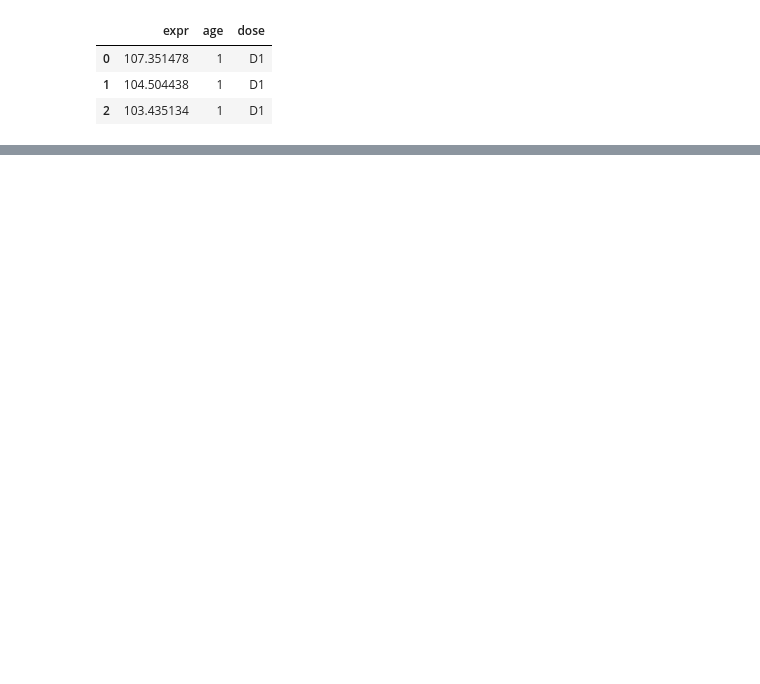
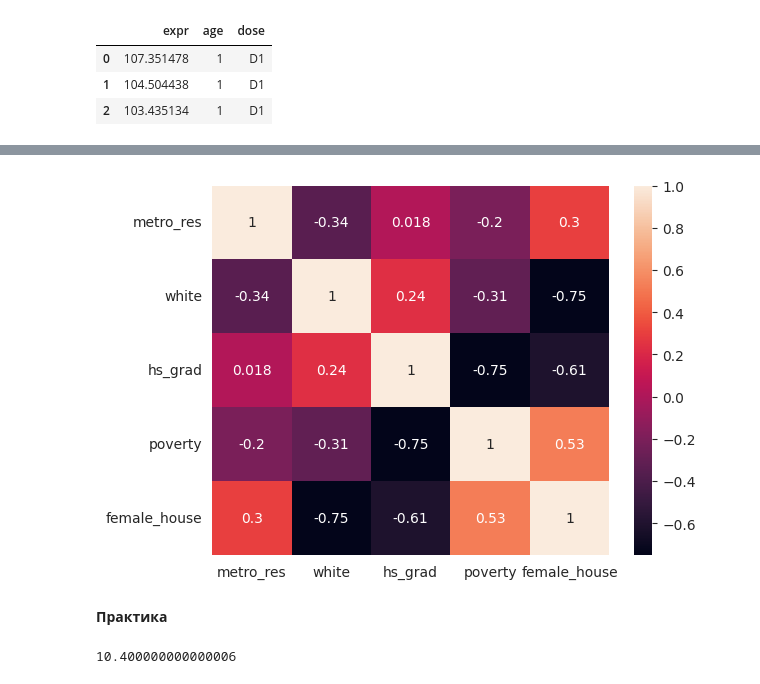
Before and after one commit to ThrallPraudmur/SF-Arsenal, a Jupyter notebook: Статистические тесты/Доверительный интервал и сравнение средних.ipynb, the cells around one changed output, grey strips where cells are left out. Drawn from its saved outputs; the diff is of its cells as text; code cells hidden in the pictures; blank space fills up the shorter version.

```diff
--- a/Статистические тесты/Доверительный интервал и сравнение средних.ipynb
+++ b/Статистические тесты/Доверительный интервал и сравнение средних.ipynb
@@ -235,0 +409,22 @@ plt.show()
+# %%
+sns.heatmap(states_df.corr(), annot = True)
+
+plt.show()
+# %% [output]
+[figure, added]
+# %% [markdown]
+**Практика**
+# %%
+intercept = 68.7
+w_white = -0.06
+w_metro_res = -0.05
+w_hs_grad = -0.57
+
+white = 50
+hs_grad = 90
+metro_res = 80
+
+poverty = intercept + w_white*white + w_metro_res*metro_res + w_hs_grad*hs_grad
+poverty
+# %% [output]
+10.400000000000006
```
Also changed, not shown: parts of 43 cells of this notebook.
